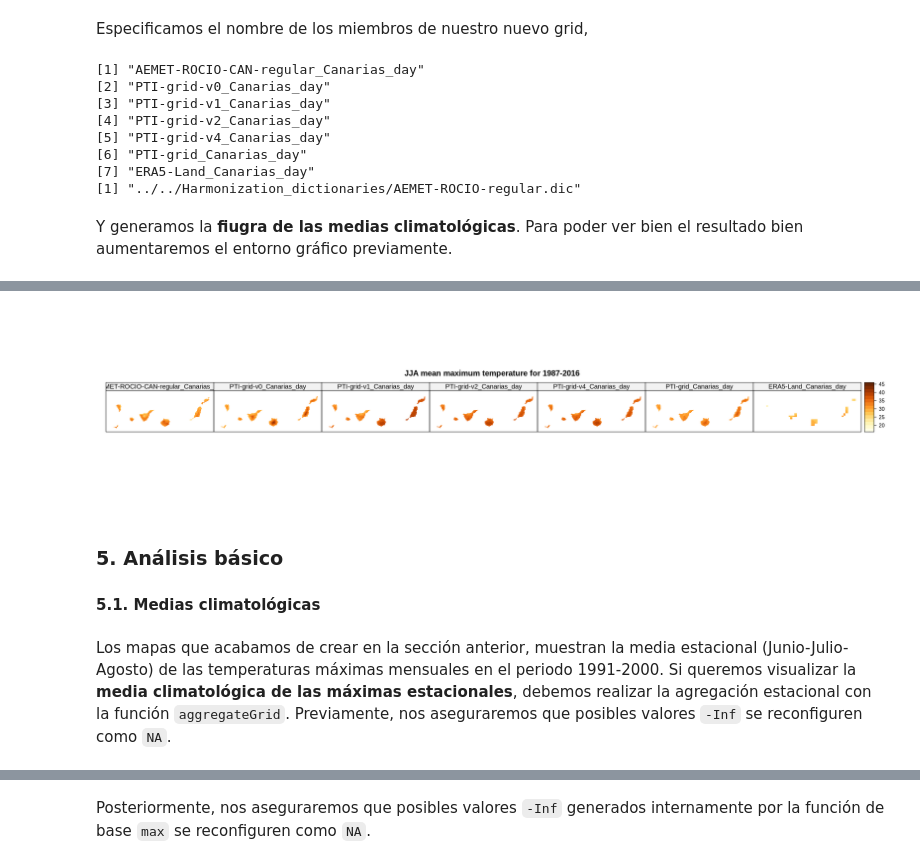
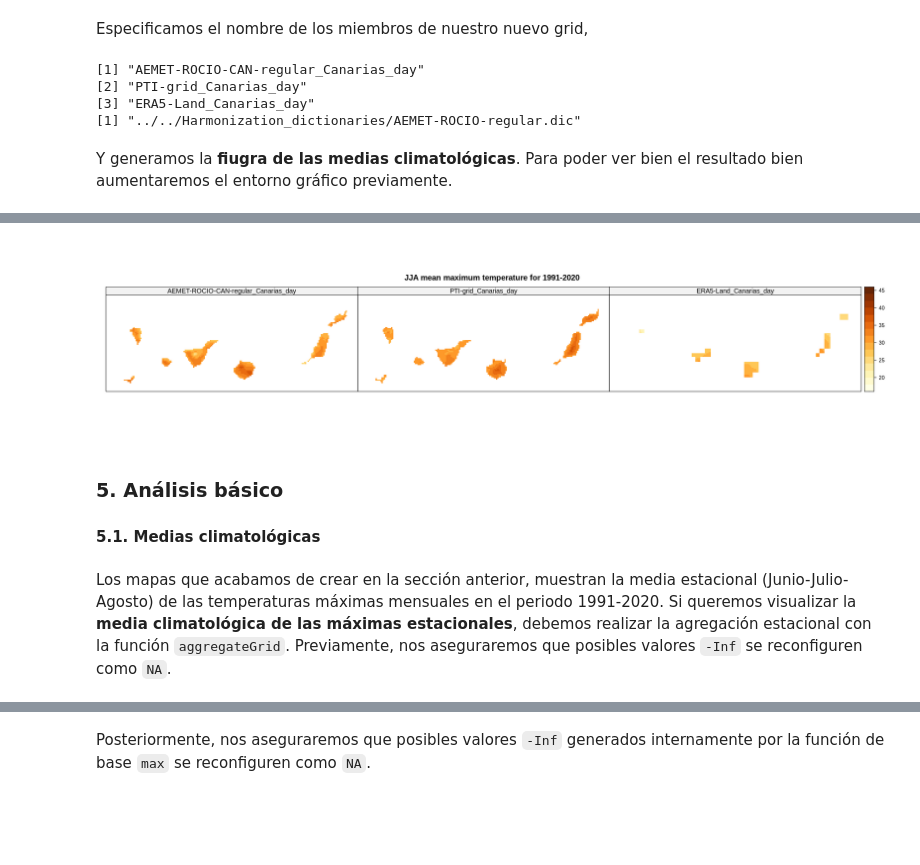
Before and after one commit to SantanderMetGroup/PTI-Clima-Datalab, a Jupyter notebook: Notebooks/R/intercomp_rejillas_obs_Canarias_R.ipynb, the cells around one changed output, grey strips where cells are left out. Saved outputs shown, nothing was run; the diff lists cells and outputs as text; code cells hidden in the pictures; blank space fills up the shorter version.

Commit message:
Remove PTI-Grid v0-v4 from intercomp canarias notebook

```diff
--- a/Notebooks/R/intercomp_rejillas_obs_Canarias_R.ipynb
+++ b/Notebooks/R/intercomp_rejillas_obs_Canarias_R.ipynb
@@ -239,0 +242,3 @@ datasets <- datasets[ind, ] %>% print
+# %%
+ind <- grep("PTI-grid-v", datasets$dataset, invert = TRUE)
+datasets <- datasets[ind, ] %>% print
@@ -459,12 +451,8 @@ print(datasets$dataset)
 print(dic.i)
 # %% [output]
 [1] "AEMET-ROCIO-CAN-regular_Canarias_day"
-[2] "PTI-grid-v0_Canarias_day"
-[3] "PTI-grid-v1_Canarias_day"
-[4] "PTI-grid-v2_Canarias_day"
-[5] "PTI-grid-v4_Canarias_day"
-[6] "PTI-grid_Canarias_day"
-[7] "ERA5-Land_Canarias_day"
+[2] "PTI-grid_Canarias_day"
+[3] "ERA5-Land_Canarias_day"
 [1] "../../Harmonization_dictionaries/AEMET-ROCIO-regular.dic"
 # %% [markdown]
 Y generamos la **fiugra de las medias climatológicas**. Para poder ver bien el resultado bien aumentaremos el entorno gráfico previamente.
@@ -475,6 +463,6 @@ spatialPlot(climatology(tasmax.jja.grid),
             set.max = 46,
             color.theme = "YlOrBr",
             layout = c(getShape(tasmax.jja.grid, "member"), 1),
-            main = "JJA mean maximum temperature for 1987-2016",
+            main = "JJA mean maximum temperature for 1991-2020",
             strip = strip.custom(factor.levels = tasmax.jja.grid$Members))
 # %% [output]
@@ -484,10 +472,10 @@ spatialPlot(climatology(tasmax.jja.grid),
-[figure, old version]
+[figure, new version]
 # %% [markdown]
 ### 5. Análisis básico
 
 #### 5.1. Medias climatológicas
 # %% [markdown]
-Los mapas que acabamos de crear en la sección anterior, muestran la media estacional (Junio-Julio-Agosto) de las temperaturas máximas mensuales en el periodo 1991-2000. Si queremos visualizar la **media climatológica de las máximas estacionales**, debemos realizar la agregación estacional con la función `aggregateGrid`. Previamente, nos aseguraremos que posibles valores `-Inf` se reconfiguren como `NA`.
+Los mapas que acabamos de crear en la sección anterior, muestran la media estacional (Junio-Julio-Agosto) de las temperaturas máximas mensuales en el periodo 1991-2020. Si queremos visualizar la **media climatológica de las máximas estacionales**, debemos realizar la agregación estacional con la función `aggregateGrid`. Previamente, nos aseguraremos que posibles valores `-Inf` se reconfiguren como `NA`.
 # %%
 tasmax.jja.grid.max <- aggregateGrid(tasmax.jja.grid, aggr.y = list(FUN = "max", na.rm = TRUE)) %>% suppressWarnings
 # %% [output]
```
Also changed, not shown: parts of 20 cells of this notebook.
